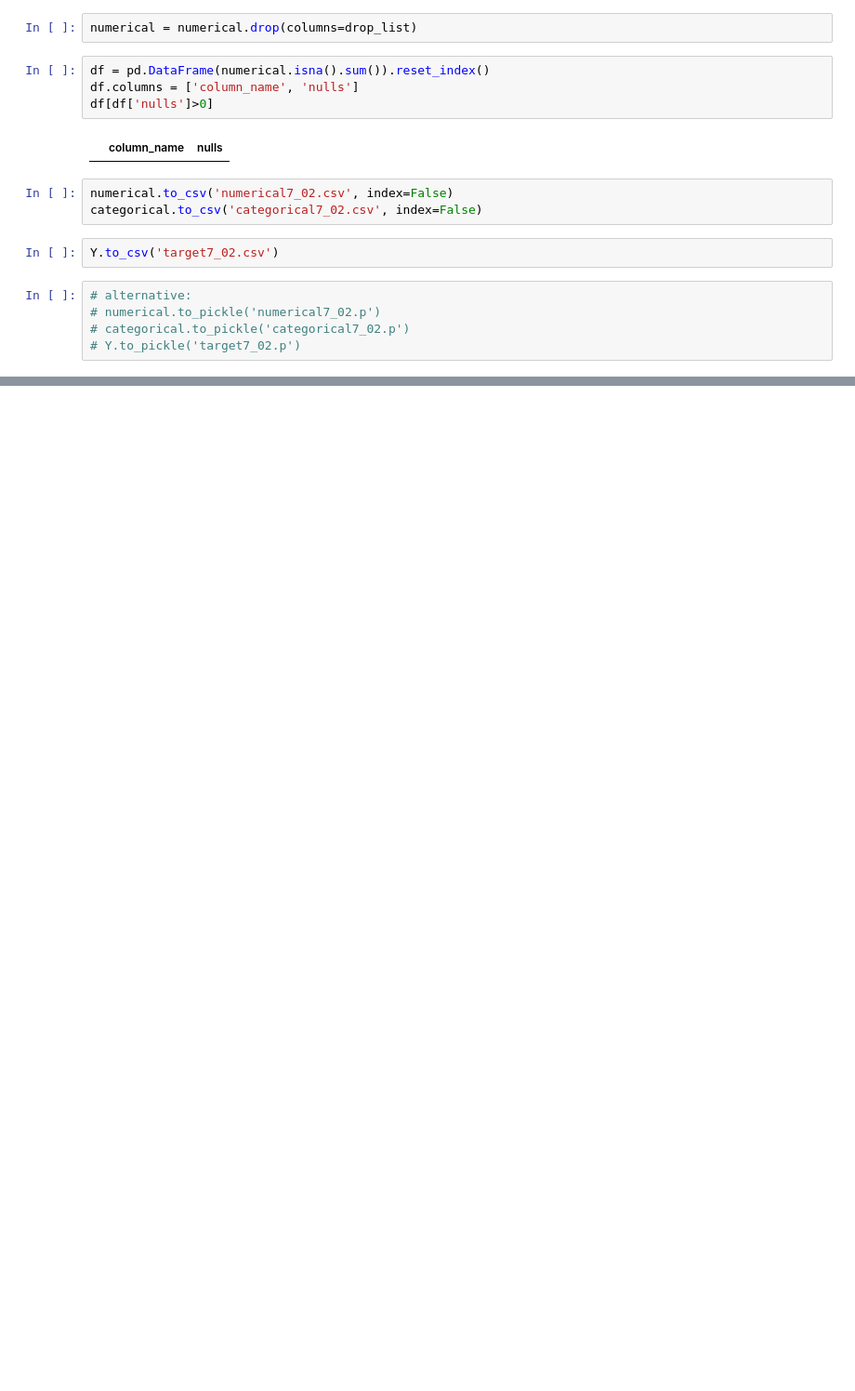
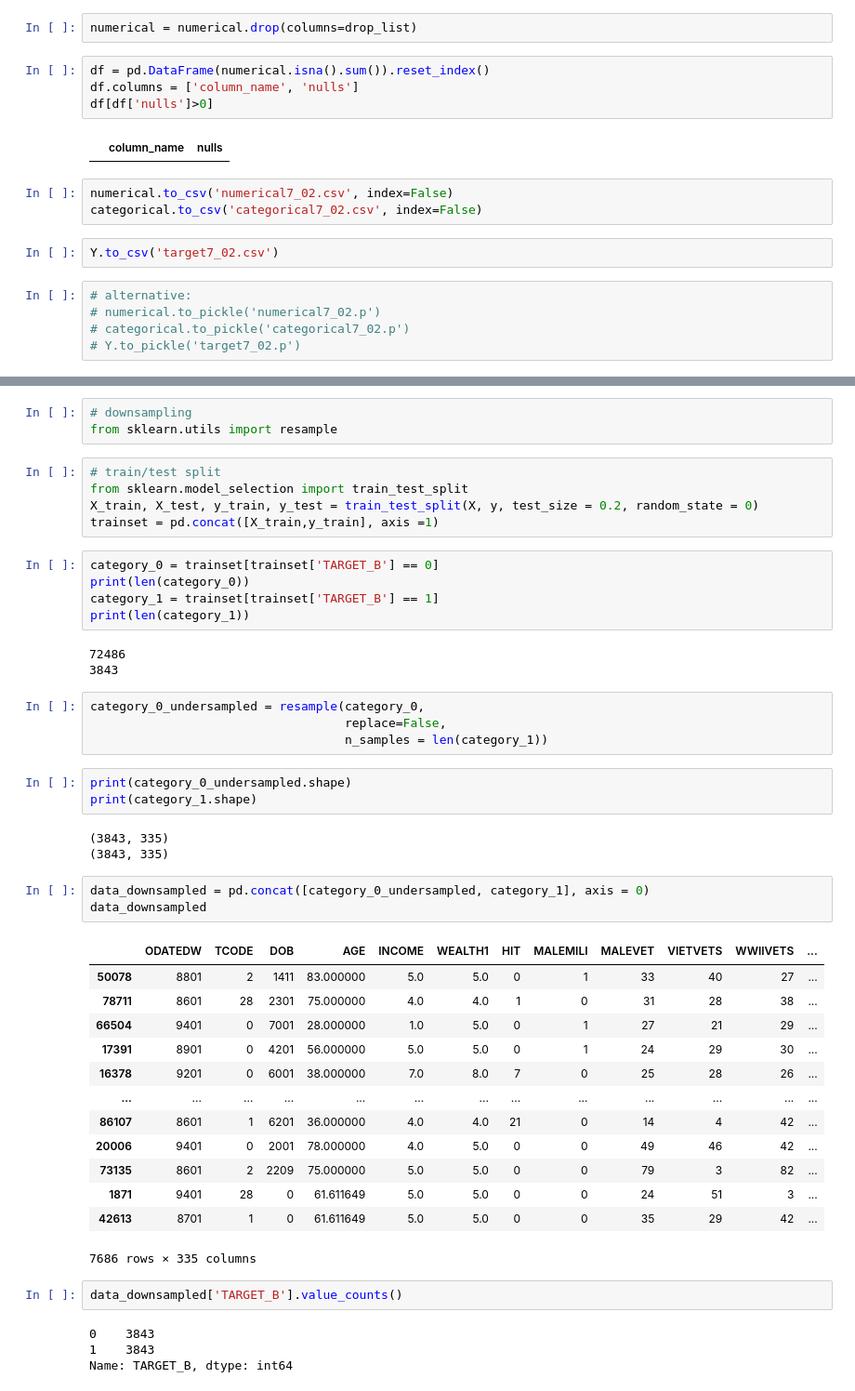
Before and after one commit to SuperAmy99/lab-revisiting-machine-learning, a Jupyter notebook: revisiting machine learning .ipynb, the cells around one changed output, grey strips where cells are left out. Shown at 93% size. Saved outputs shown, nothing was run; the diff lists cells and outputs as text; blank space fills up the shorter version.

```diff
--- a/revisiting machine learning .ipynb
+++ b/revisiting machine learning .ipynb
@@ -1567,0 +1797,49 @@ Y.to_csv('target7_02.csv')
+# %%
+# downsampling
+from sklearn.utils import resample
+# %%
+# train/test split
+from sklearn.model_selection import train_test_split
+X_train, X_test, y_train, y_test = train_test_split(X, y, test_size = 0.2, random_state = 0)
+trainset = pd.concat([X_train,y_train], axis =1)
+# %%
+category_0 = trainset[trainset['TARGET_B'] == 0]
+print(len(category_0))
+category_1 = trainset[trainset['TARGET_B'] == 1]
+print(len(category_1))
+# %% [output]
+72486
+3843
+# %%
+category_0_undersampled = resample(category_0,
+                                   replace=False,
+                                   n_samples = len(category_1))
+# %%
+print(category_0_undersampled.shape)
+print(category_1.shape)
+# %% [output]
+(3843, 335)
+(3843, 335)
+# %%
+data_downsampled = pd.concat([category_0_undersampled, category_1], axis = 0)
+data_downsampled
+# %% [output]
+|  | ODATEDW | TCODE | DOB | AGE | INCOME | WEALTH1 | HIT | MALEMILI | MALEVET | VIETVETS | WWIIVETS | ... |
+| 50078 | 8801 | 2 | 1411 | 83.000000 | 5.0 | 5.0 | 0 | 1 | 33 | 40 | 27 | ... |
+| 78711 | 8601 | 28 | 2301 | 75.000000 | 4.0 | 4.0 | 1 | 0 | 31 | 28 | 38 | ... |
+| 66504 | 9401 | 0 | 7001 | 28.000000 | 1.0 | 5.0 | 0 | 1 | 27 | 21 | 29 | ... |
+| 17391 | 8901 | 0 | 4201 | 56.000000 | 5.0 | 5.0 | 0 | 1 | 24 | 29 | 30 | ... |
+| 16378 | 9201 | 0 | 6001 | 38.000000 | 7.0 | 8.0 | 7 | 0 | 25 | 28 | 26 | ... |
+| ... | ... | ... | ... | ... | ... | ... | ... | ... | ... | ... | ... | ... |
+| 86107 | 8601 | 1 | 6201 | 36.000000 | 4.0 | 4.0 | 21 | 0 | 14 | 4 | 42 | ... |
+| 20006 | 9401 | 0 | 2001 | 78.000000 | 4.0 | 5.0 | 0 | 0 | 49 | 46 | 42 | ... |
+| 73135 | 8601 | 2 | 2209 | 75.000000 | 5.0 | 5.0 | 0 | 0 | 79 | 3 | 82 | ... |
+| 1871 | 9401 | 28 | 0 | 61.611649 | 5.0 | 5.0 | 0 | 0 | 24 | 51 | 3 | ... |
+| 42613 | 8701 | 1 | 0 | 61.611649 | 5.0 | 5.0 | 0 | 0 | 35 | 29 | 42 | ... |
+7686 rows × 335 columns
+# %%
+data_downsampled['TARGET_B'].value_counts()
+# %% [output]
+0    3843
+1    3843
+Name: TARGET_B, dtype: int64
```
Also changed, not shown: parts of 37 cells of this notebook.
